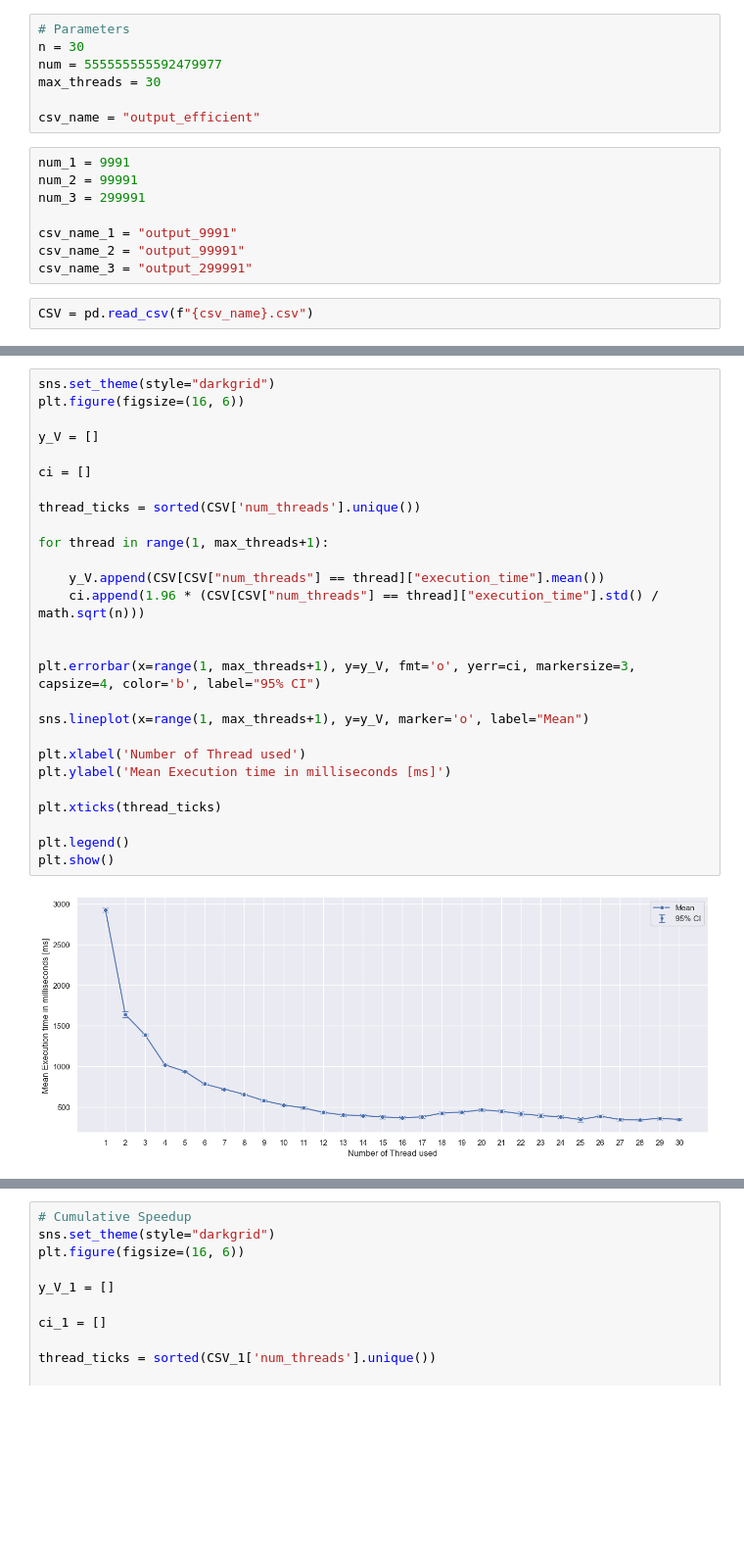
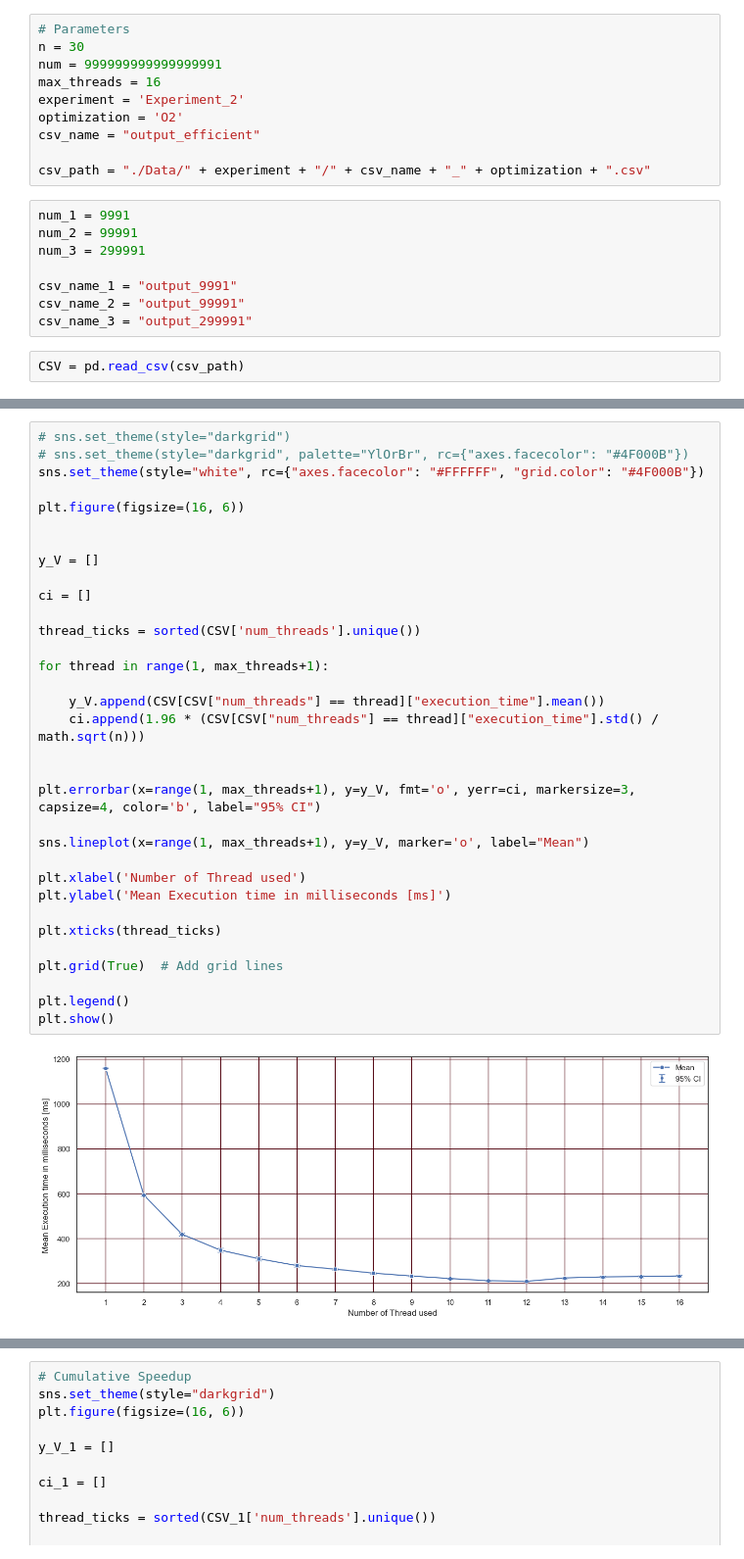
Before and after one commit to AliceOrlandini/Integer-Factorization, a Jupyter notebook: code/Python/ExecutionTime_Threads/script.ipynb, the cells around one changed output, grey strips where cells are left out. Shown at 98% size. Cells and saved outputs as stored; diff of their text form; blank space fills up the shorter version.

```diff
--- a/code/Python/ExecutionTime_Threads/script.ipynb
+++ b/code/Python/ExecutionTime_Threads/script.ipynb
@@ -7,10 +7,13 @@ import matplotlib.pyplot as plt
 # %%
 # Parameters
 n = 30
-num = 555555555592479977
-max_threads = 30
+num = 999999999999999991
+max_threads = 16
+experiment = 'Experiment_2'
+optimization = 'O2'
+csv_name = "output_efficient"
 
-csv_name = "output_efficient"
+csv_path = "./Data/" + experiment + "/" + csv_name + "_" + optimization + ".csv"
 # %%
 num_1 = 9991
 num_2 = 99991
@@ -20,7 +23,7 @@ csv_name_1 = "output_9991"
 csv_name_2 = "output_99991"
 csv_name_3 = "output_299991"
 # %%
-CSV = pd.read_csv(f"{csv_name}.csv")
+CSV = pd.read_csv(csv_path)
 # %%
 CSV_1 = pd.read_csv(f"{csv_name_1}.csv")
 CSV_2 = pd.read_csv(f"{csv_name_2}.csv")
@@ -28,29 +38,35 @@ CSV_3 = pd.read_csv(f"{csv_name_3}.csv")
 # %%
-sns.set_theme(style="darkgrid")
+# sns.set_theme(style="darkgrid")
+# sns.set_theme(style="darkgrid", palette="YlOrBr", rc={"axes.facecolor": "#4F000B"})
+sns.set_theme(style="white", rc={"axes.facecolor": "#FFFFFF", "grid.color": "#4F000B"})
+
 plt.figure(figsize=(16, 6))
+
 
 y_V = []
 
 ci = []
 
 thread_ticks = sorted(CSV['num_threads'].unique())
 
 for thread in range(1, max_threads+1):
 
     y_V.append(CSV[CSV["num_threads"] == thread]["execution_time"].mean())
     ci.append(1.96 * (CSV[CSV["num_threads"] == thread]["execution_time"].std() / math.sqrt(n)))
 
 
 plt.errorbar(x=range(1, max_threads+1), y=y_V, fmt='o', yerr=ci, markersize=3, capsize=4, color='b', label="95% CI")
 
 sns.lineplot(x=range(1, max_threads+1), y=y_V, marker='o', label="Mean")
 
 plt.xlabel('Number of Thread used')
 plt.ylabel('Mean Execution time in milliseconds [ms]')
 
 plt.xticks(thread_ticks)
 
+plt.grid(True)  # Add grid lines
+
 plt.legend()
 plt.show()
 # %% [output]
-[figure, old version]
+[figure, new version]
```
Also changed, not shown: parts of 6 cells of this notebook, 12 other files.
